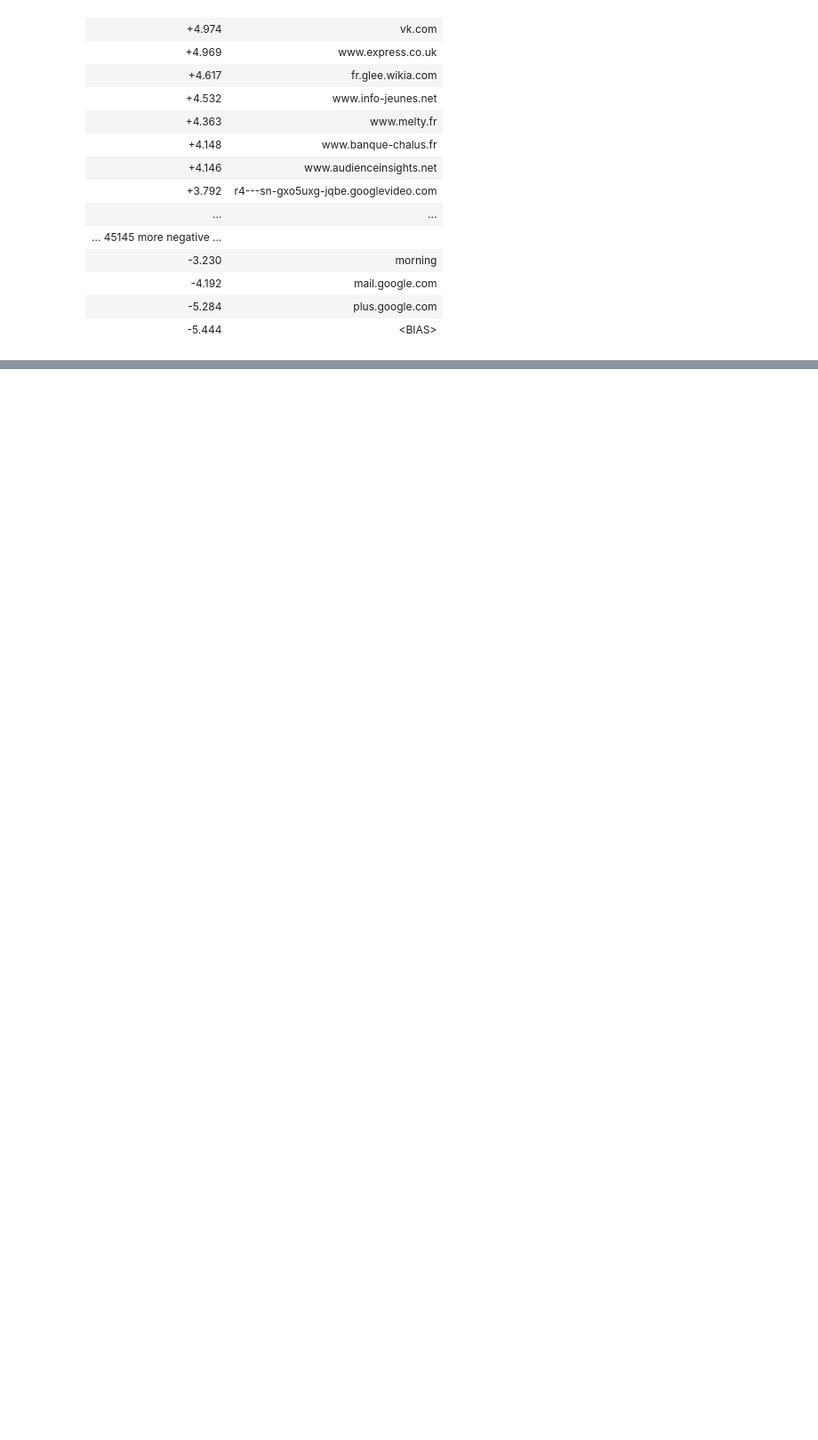
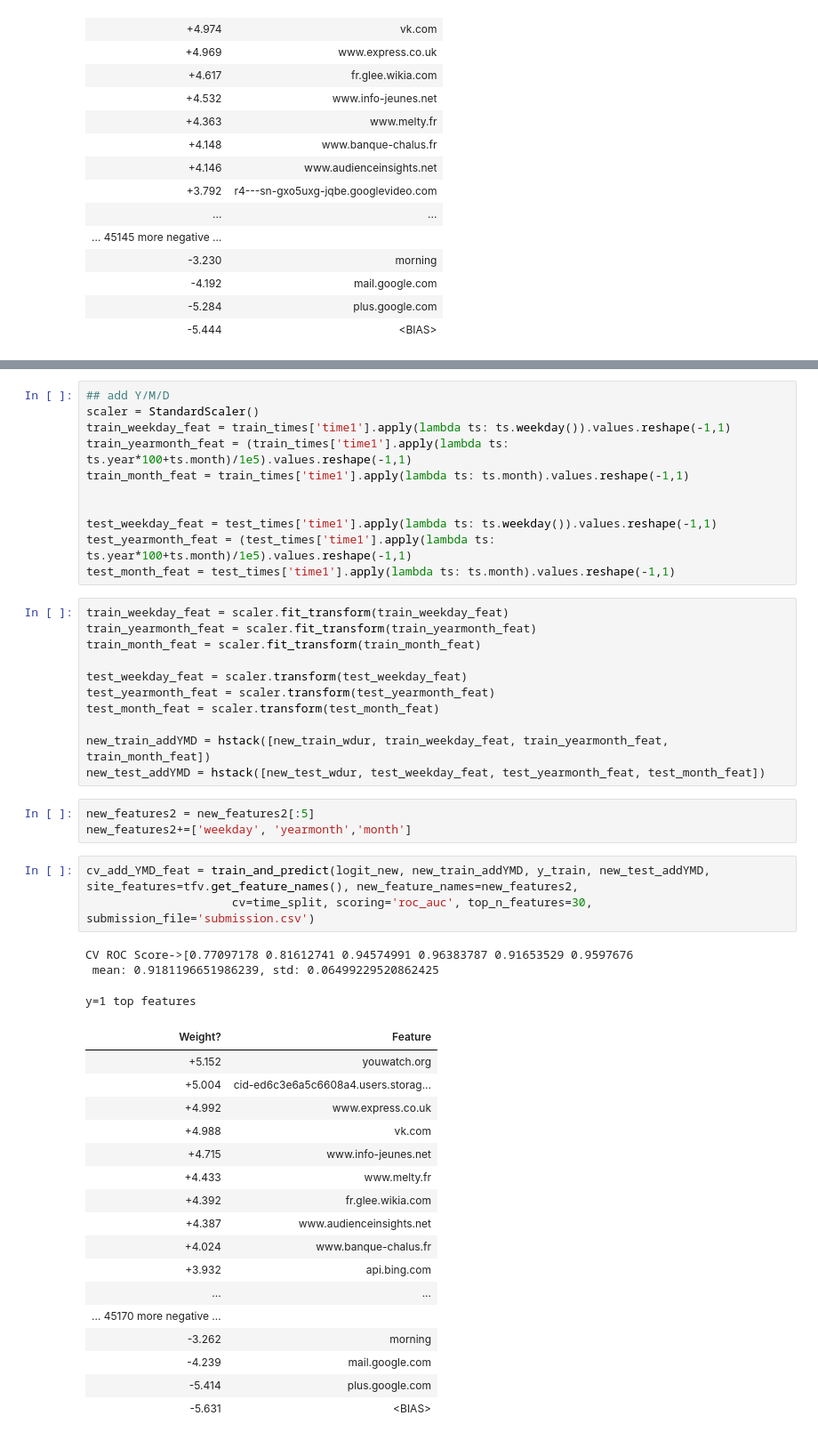
Before and after one commit to BoshengW/Data_Science_Learning, a Jupyter notebook: Alice_Kaggle/Alice_Model.ipynb, the cells around one changed output, grey strips where cells are left out. Shown at 89% size. Saved outputs shown, nothing was run; the diff lists cells and outputs as text; blank space fills up the shorter version.

```diff
--- a/Alice_Kaggle/Alice_Model.ipynb
+++ b/Alice_Kaggle/Alice_Model.ipynb
@@ -293,0 +293,49 @@ array([False,  True,  True,  True,  True,  True,  True,  True,  True,
+# %%
+## add Y/M/D
+scaler = StandardScaler()
+train_weekday_feat = train_times['time1'].apply(lambda ts: ts.weekday()).values.reshape(-1,1)
+train_yearmonth_feat = (train_times['time1'].apply(lambda ts: ts.year*100+ts.month)/1e5).values.reshape(-1,1)
+train_month_feat = train_times['time1'].apply(lambda ts: ts.month).values.reshape(-1,1)
+
+
+test_weekday_feat = test_times['time1'].apply(lambda ts: ts.weekday()).values.reshape(-1,1)
+test_yearmonth_feat = (test_times['time1'].apply(lambda ts: ts.year*100+ts.month)/1e5).values.reshape(-1,1)
+test_month_feat = test_times['time1'].apply(lambda ts: ts.month).values.reshape(-1,1)
+# %%
+train_weekday_feat = scaler.fit_transform(train_weekday_feat)
+train_yearmonth_feat = scaler.fit_transform(train_yearmonth_feat)
+train_month_feat = scaler.fit_transform(train_month_feat)
+
+test_weekday_feat = scaler.transform(test_weekday_feat)
+test_yearmonth_feat = scaler.transform(test_yearmonth_feat)
+test_month_feat = scaler.transform(test_month_feat)
+
+new_train_addYMD = hstack([new_train_wdur, train_weekday_feat, train_yearmonth_feat, train_month_feat])
+new_test_addYMD = hstack([new_test_wdur, test_weekday_feat, test_yearmonth_feat, test_month_feat])
+# %%
+new_features2 = new_features2[:5]
+new_features2+=['weekday', 'yearmonth','month']
+# %%
+cv_add_YMD_feat = train_and_predict(logit_new, new_train_addYMD, y_train, new_test_addYMD, site_features=tfv.get_feature_names(), new_feature_names=new_features2,
+                     cv=time_split, scoring='roc_auc', top_n_features=30, submission_file='submission.csv')
+# %% [output]
+CV ROC Score->[0.77097178 0.81612741 0.94574991 0.96383787 0.91653529 0.9597676
+ mean: 0.9181196651986239, std: 0.06499229520862425
+y=1 top features
+| Weight? | Feature |
+| +5.152 | youwatch.org |
+| +5.004 | cid-ed6c3e6a5c6608a4.users.storag... |
+| +4.992 | www.express.co.uk |
+| +4.988 | vk.com |
+| +4.715 | www.info-jeunes.net |
+| +4.433 | www.melty.fr |
+| +4.392 | fr.glee.wikia.com |
+| +4.387 | www.audienceinsights.net |
+| +4.024 | www.banque-chalus.fr |
+| +3.932 | api.bing.com |
+| ... | ... |
+| … 45170 more negative … |  |
+| -3.262 | morning |
+| -4.239 | mail.google.com |
+| -5.414 | plus.google.com |
+| -5.631 | <BIAS> |
```
Also changed, not shown: parts of 19 cells of this notebook, 3 other files.
